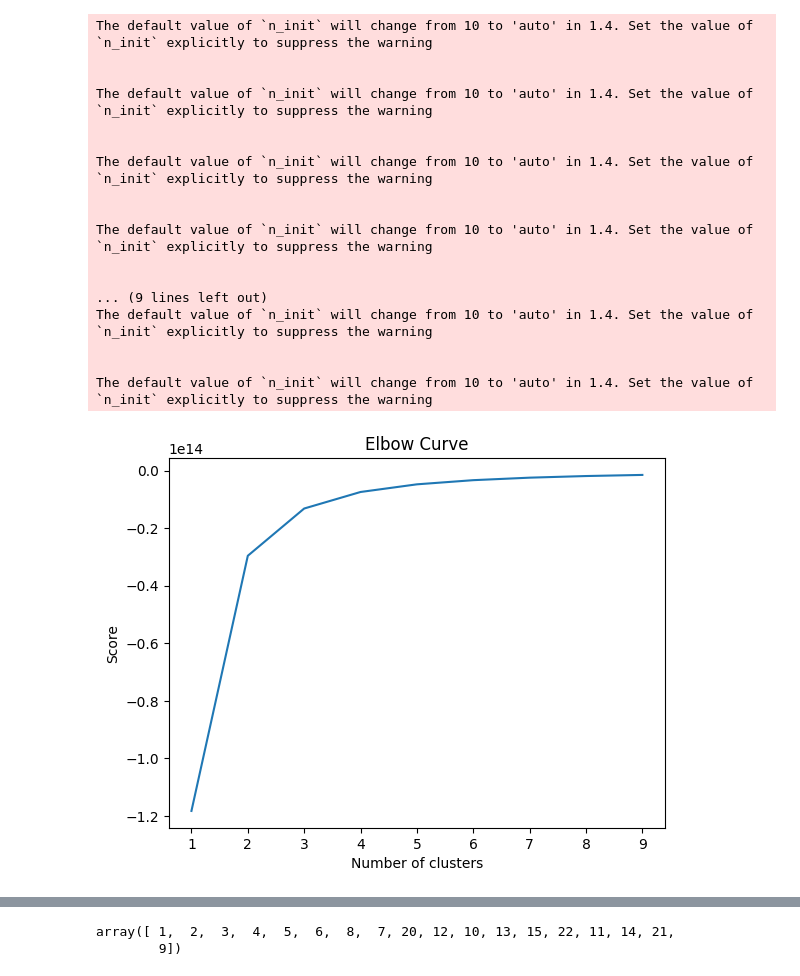
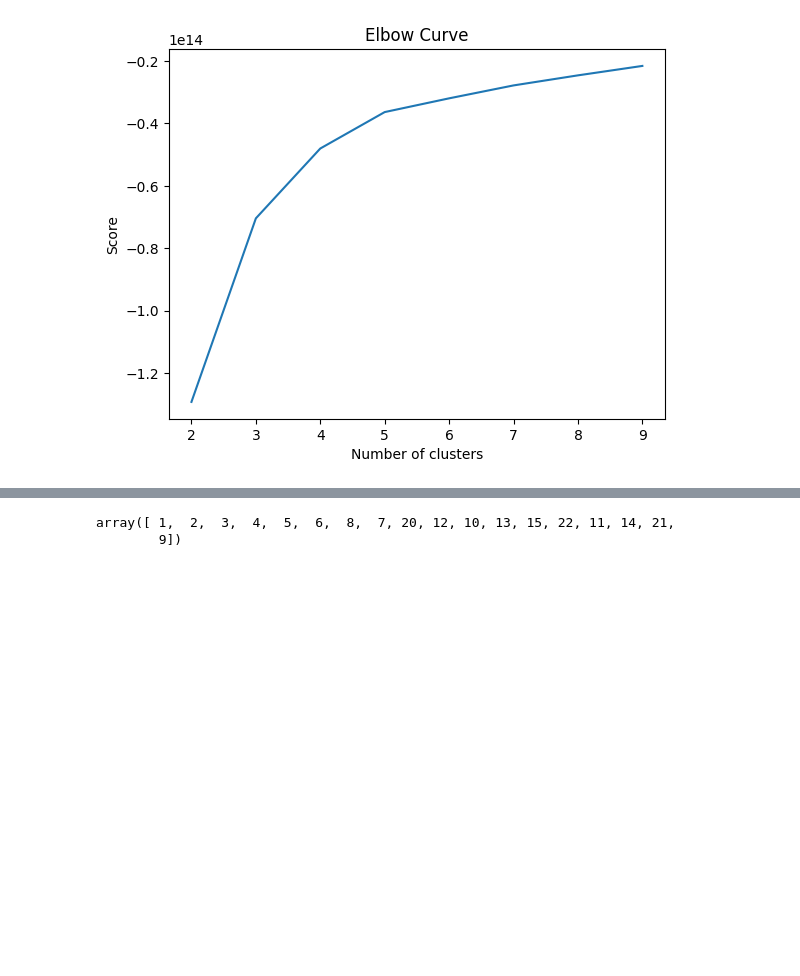
Before and after one commit to kamelben9/Brief-Clustering, a Jupyter notebook: modelisation.ipynb, the cells around one changed output, grey strips where cells are left out. Saved outputs shown, nothing was run; the diff lists cells and outputs as text; code cells hidden in the pictures; blank space fills up the shorter version.

```diff
--- a/modelisation.ipynb
+++ b/modelisation.ipynb
@@ -202,7 +187,4 @@ Index(['Unnamed: 0', 'customer_id', 'order_approved_at_x',
       dtype='object')
-# %%
-for i in categorical_columns:
-    data = data.drop(i,axis =1)
 # %%
 float_columns = data.select_dtypes(include=['float']).columns.tolist()
 int32_columns = data.select_dtypes(include=['int32']).columns.tolist()
@@ -231,50 +216,36 @@ to_keep_columns
  'score_rfm']
 # %%
 data_elbow = data[to_keep_columns]
-# %%
-data = data_elbow
+# %%
+df = data_elbow
+# changer en df
+# %%
+df = df.dropna()
 # %%
 from sklearn.cluster import KMeans
 from kneed import KneeLocator
 
 def find_optimal_clusters(data):
     # Number of clusters
-    k = range(1, 10)
+    k = range(2, 10)
     km = [KMeans(n_clusters=i) for i in k]
     score = [km[i].fit(data).score(data) for i in range(len(km))]
 
     # Plot the elbow
     plt.plot(k, score)
     plt.xlabel('Number of clusters')
     plt.ylabel('Score')
     plt.title('Elbow Curve')
     plt.show()
 
     # Use knee locator to determine optimal number of clusters
     kn = KneeLocator(k, score, curve='convex', direction='decreasing')
     return kn.knee
 
 # Find optimal number of clusters for your data
-optimal_clusters = find_optimal_clusters(data)
+optimal_clusters = find_optimal_clusters(df)
 # %% [output]
-The default value of `n_init` will change from 10 to 'auto' in 1.4. Set the value of `n_init` explicitly to suppress the warning
-
-
-The default value of `n_init` will change from 10 to 'auto' in 1.4. Set the value of `n_init` explicitly to suppress the warning
-
-
-The default value of `n_init` will change from 10 to 'auto' in 1.4. Set the value of `n_init` explicitly to suppress the warning
-
-
-The default value of `n_init` will change from 10 to 'auto' in 1.4. Set the value of `n_init` explicitly to suppress the warning
-
-
-... (9 lines left out)
-The default value of `n_init` will change from 10 to 'auto' in 1.4. Set the value of `n_init` explicitly to suppress the warning
-
-
-The default value of `n_init` will change from 10 to 'auto' in 1.4. Set the value of `n_init` explicitly to suppress the warning
-[figure, old version]
+[figure, new version]
 # %%
 optimal_clusters
 # %% [output]
```
Also changed, not shown: parts of 22 cells of this notebook, 4 other files.
